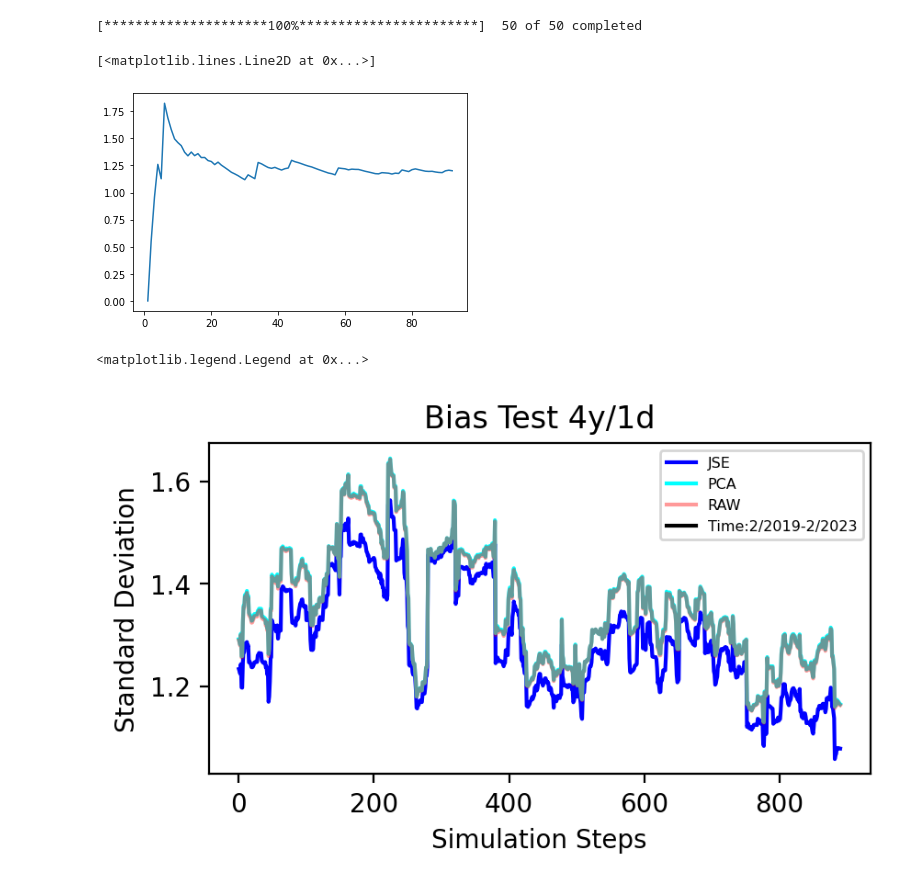
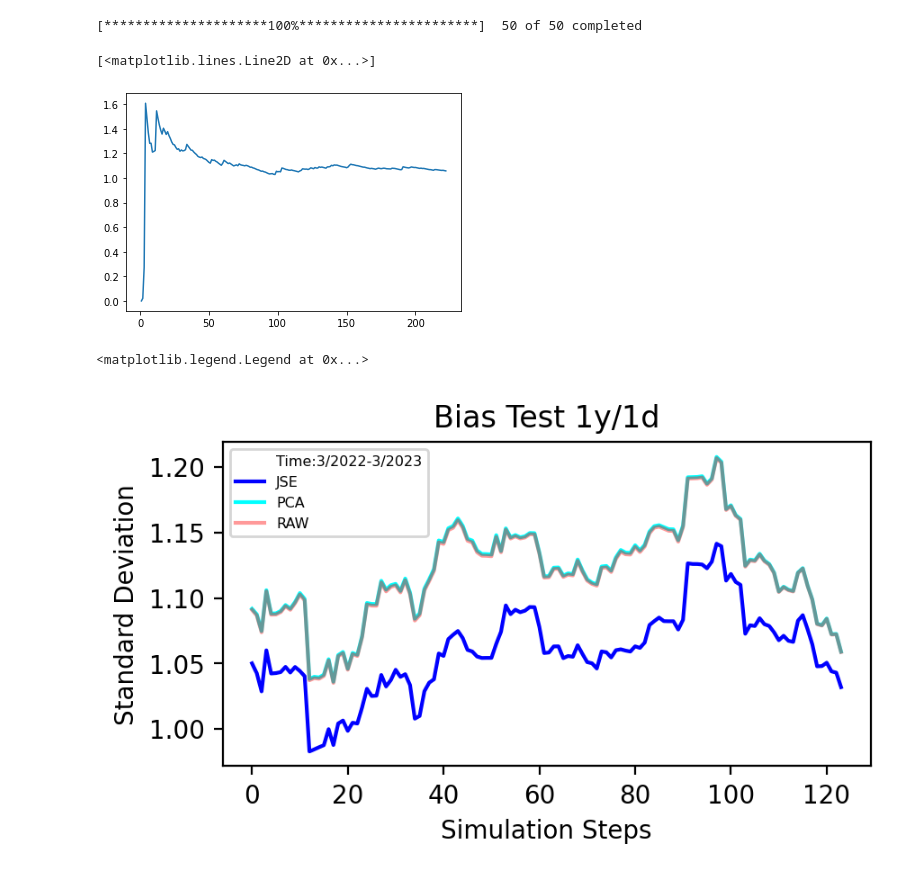
Before and after one commit to simonribas3/HITM_Research, a Jupyter notebook: JSE_IS_OS_BT.ipynb, the cells around one changed output. Drawn from its saved outputs; the diff is of its cells as text; code cells hidden in the pictures.

Commit message:
added dates to charts

```diff
--- a/JSE_IS_OS_BT.ipynb
+++ b/JSE_IS_OS_BT.ipynb
@@ -406,8 +438,8 @@ In order to identify how large the subset must be, we take accumulated standard
 # 1y, 1d, 50, 24
 # 3y, 1d, 5
 
-biasPeriod = '10y'
-biasReturntype = '1mo'
+biasPeriod = '1y'
+biasReturntype = '1d'
 bias_num_assets = 50
 bias_obs = 25
 subset = 100
@@ -418,18 +450,18 @@ subJSE, subPCA, subRAW, iterations, time_horizon, acc_std = biasTest(biasPeriod,
 plt.plot(acc_std)
 # %% [output]
 [<matplotlib.lines.Line2D at 0x...>]
-[figure, old version]
+[figure, new version]
 # %%
 fig_2 = plt.figure(figsize=(4,2), dpi = 200)
 axes_2 = fig_2.add_axes([0.1,0.1, 0.9, 0.9])
 axes_2.set_xlabel('Simulation Steps')
 axes_2.set_ylabel('Standard Deviation')
 axes_2.set_title(f'Bias Test {biasPeriod}/{biasReturntype}')
-axes_2.plot(subJSE, label = 'JSE', color = '# 0000FF')
-axes_2.plot(subPCA, label = 'PCA', color = '# 00FFFF')
+axes_2.plot([], [], '',color = 'white', label = time_horizon)
+axes_2.plot(subJSE, label = 'JSE', color = '#0000FF')
+axes_2.plot(subPCA, label = 'PCA', color = '#00FFFF')
 axes_2.plot(subRAW, label = 'RAW', color = 'red', alpha = 0.4)
-axes_2.plot([], [], '',color = 'black', label = time_horizon)
-axes_2.legend(loc = 1, fontsize = 'xx-small') # upper right: 1, upper left: 2, lower left: 3, lower right: 4 like the four quadrants
+axes_2.legend(loc = 2, fontsize = 'xx-small') # upper right: 1, upper left: 2, lower left: 3, lower right: 4 like the four quadrants
 # %% [output]
 <matplotlib.legend.Legend at 0x...>
-[figure, old version]
+[figure, new version]
```
Also changed, not shown: parts of 8 cells of this notebook.
